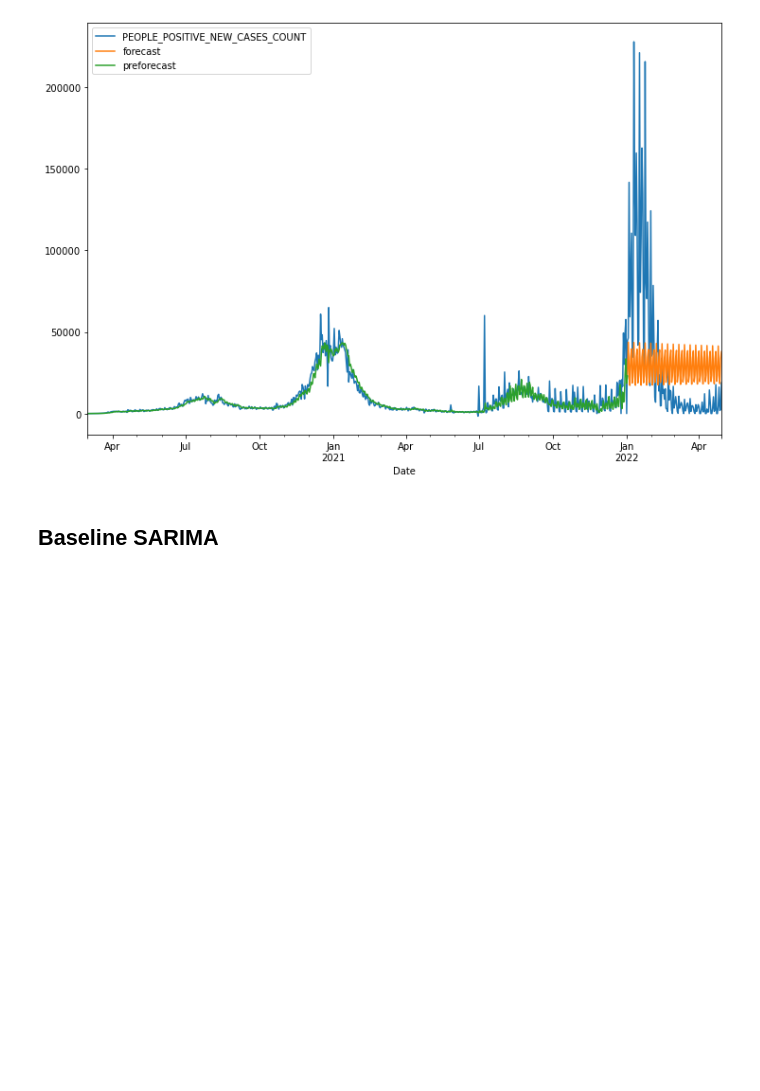
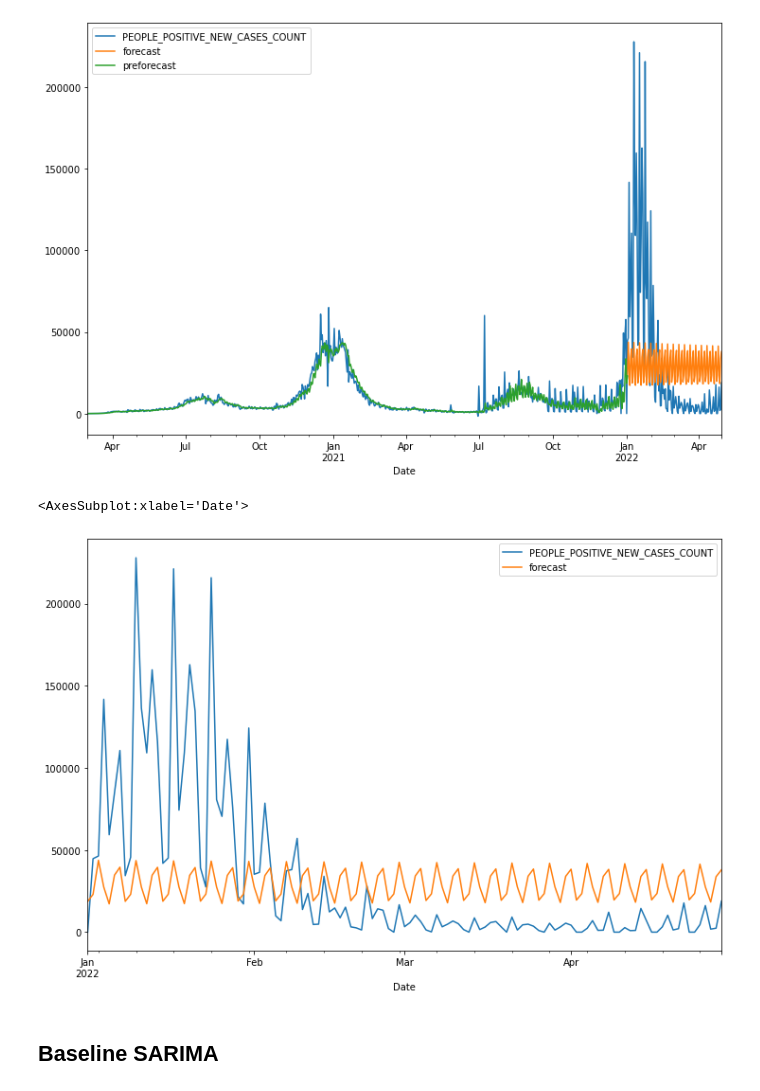
Before and after one commit to danielhe-nu/STAT390-Snowman, a Jupyter notebook: Daniel Final/Cali_Univariate.ipynb, the cells around one changed output. Drawn from its saved outputs; the diff is of its cells as text; code cells hidden in the pictures; blank space fills up the shorter version.

```diff
--- a/Daniel Final/Cali_Univariate.ipynb
+++ b/Daniel Final/Cali_Univariate.ipynb
@@ -215,6 +234,16 @@ covid_df_predictions[['PEOPLE_POSITIVE_NEW_CASES_COUNT','forecast', 'preforecast
 # %% [output]
 <AxesSubplot:xlabel='Date'>
 [figure]
+# %%
+graph_df = pd.DataFrame(covid_test)
+graph_df['forecast']= cali_after_gmodel_fit.forecast(steps = len(covid_test))
+arima_back_transform_one = graph_df['forecast'].values
+arima_back_transformed_one = np.power((arima_back_transform_one * lambda_value) + 1, 1 / lambda_value)
+graph_df['forecast'] = arima_back_transformed_one
+graph_df[['PEOPLE_POSITIVE_NEW_CASES_COUNT','forecast']].plot(figsize=(12,8))
+# %% [output]
+<AxesSubplot:xlabel='Date'>
+[figure, added]
 # %% [markdown]
 ## Baseline SARIMA
 # %%
```
Also changed, not shown: parts of 25 cells of this notebook.
